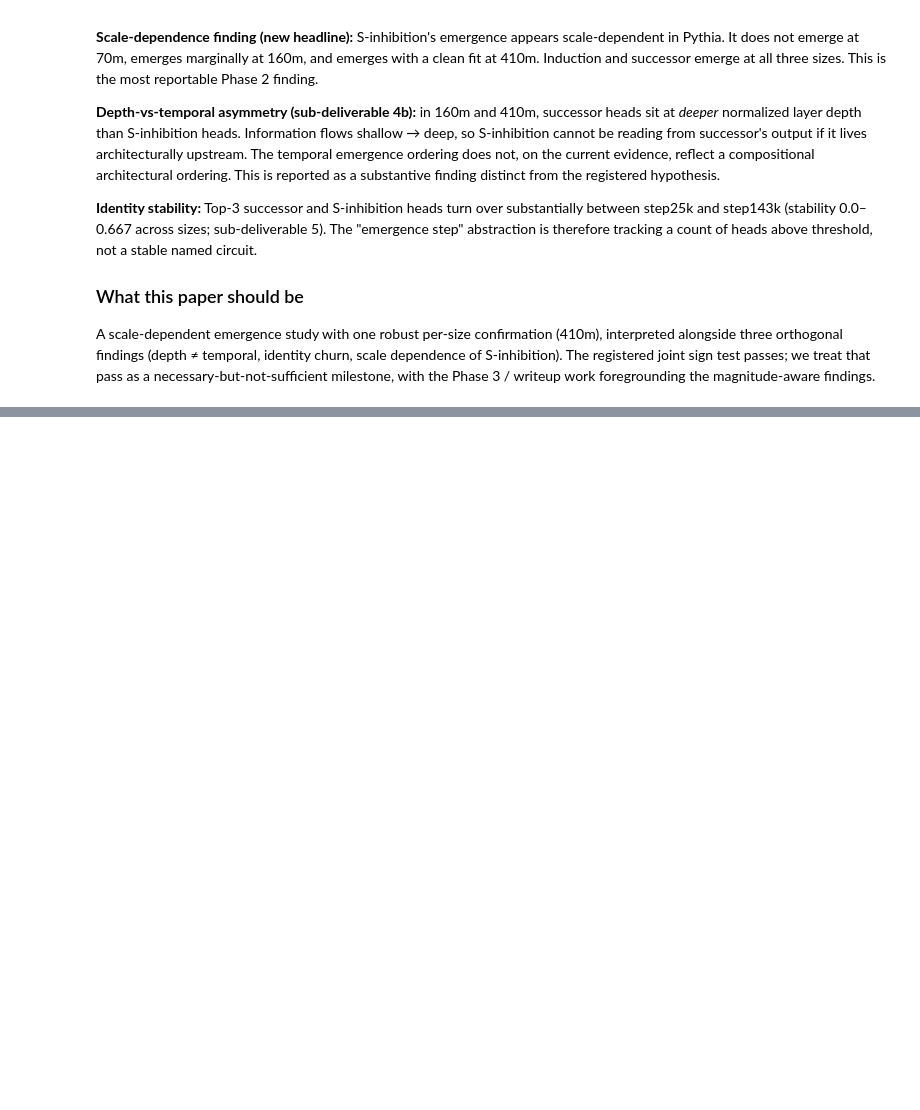
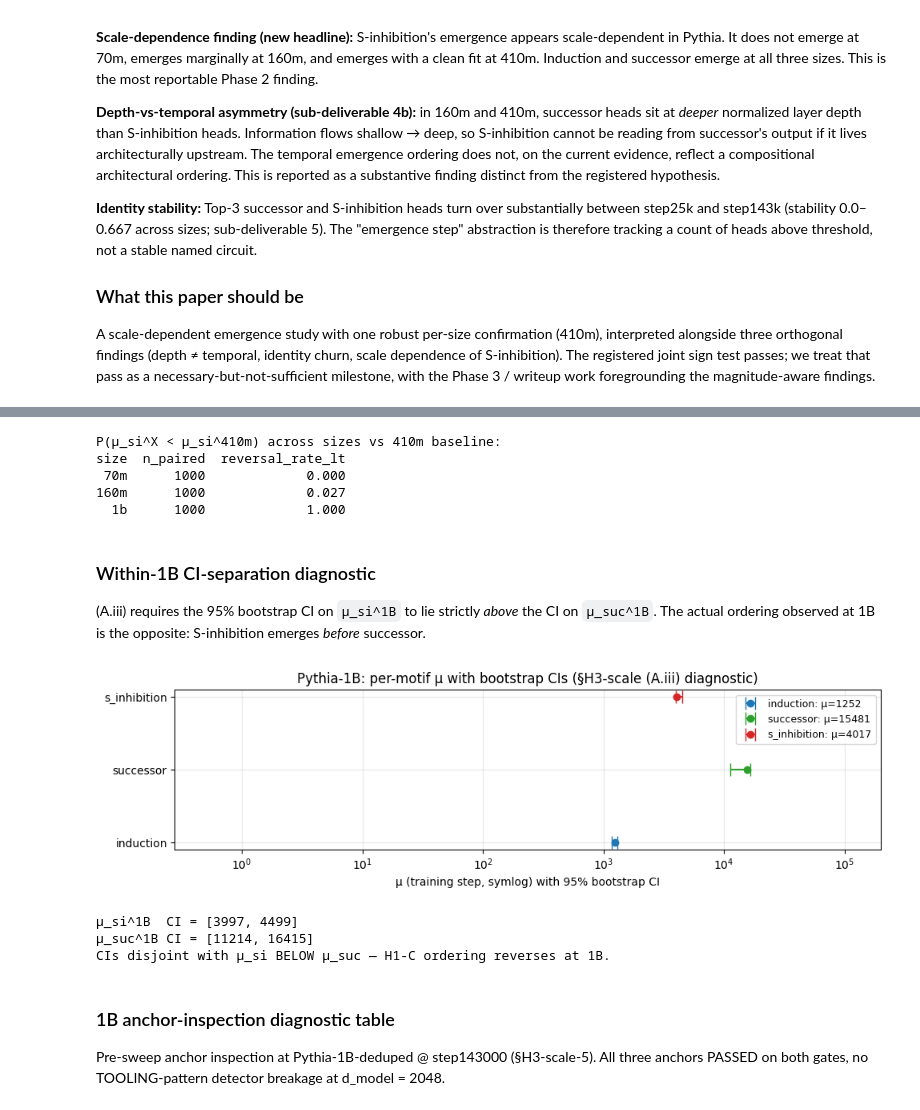
Before and after one commit to cam-berger/pythia-motif-emergence, a Jupyter notebook: notebooks/h1c_ordering_test.ipynb, the cells around one changed output, grey strips where cells are left out. Saved outputs shown, nothing was run; the diff lists cells and outputs as text; code cells hidden in the pictures; blank space fills up the shorter version.

```diff
--- a/notebooks/h1c_ordering_test.ipynb
+++ b/notebooks/h1c_ordering_test.ipynb
@@ -745,0 +783,19 @@ See sub-deliverables 3, 4b, 5 for the supporting magnitude-aware analyses.
+# %%
+# Load pre-computed §H3-scale artifacts from `_run_phase3_1b_analysis.py`.
+verdict_df = pd.read_parquet(REPO / 'data' / 'exploration' / 'phase3_1b_h3scale_verdict.parquet')
+mus4_npz = np.load(REPO / 'data' / 'exploration' / 'phase3_1b_bootstrap_mus.npz')
+
+print('=' * 70)
+print(' §H3-scale gate verdict (HYPOTHESIS.md §H3-scale-4)')
+print('=' * 70)
+for _, r in verdict_df.iterrows():
+    if r['leg'] in ('JOINT', 'PATTERN'):
+        continue
+    flag = 'PASS' if r['pass_'] else 'FAIL'
+    print(f'  ({r["leg"]:<5s}) {flag}  value={r["value"]:<12s} requirement: {r["requirement"]}')
+joint_row = verdict_df[verdict_df['leg'] == 'JOINT'].iloc[0]
+pattern_row = verdict_df[verdict_df['leg'] == 'PATTERN'].iloc[0]
+print()
+print(f'Joint gate (5/5 legs): {"PASS" if joint_row["pass_"] else "FAIL"} '
+      f'({joint_row["value"]}/5 legs hold)')
+print(f'Matched §H3-scale-6 pattern: {pattern_row["value"]}')
@@ -745,0 +822,60 @@ See sub-deliverables 3, 4b, 5 for the supporting magnitude-aware analyses.
+# %%
+rev_rows = []
+mus_410m = mus4_npz['410m_s_inhibition']
+for size in SIZES:
+    if size == '410m':
+        continue
+    mus = mus4_npz[f'{size}_s_inhibition']
+    mask = np.isfinite(mus) & np.isfinite(mus_410m)
+    rate = float((mus[mask] < mus_410m[mask]).mean()) if mask.sum() else float('nan')
+    rev_rows.append(dict(size=size, n_paired=int(mask.sum()), reversal_rate_lt=rate))
+rev_df = pd.DataFrame(rev_rows)
+print('P(μ_si^X < μ_si^410m) across sizes vs 410m baseline:')
+print(rev_df.to_string(index=False, float_format=lambda v: f'{v:.3f}'))
+# %% [output]
+P(μ_si^X < μ_si^410m) across sizes vs 410m baseline:
+size  n_paired  reversal_rate_lt
+ 70m      1000             0.000
+160m      1000             0.027
+  1b      1000             1.000
+# %% [markdown]
+### Within-1B CI-separation diagnostic
+
+(A.iii) requires the 95% bootstrap CI on `μ_si^1B` to lie strictly *above* the CI on `μ_suc^1B`. The actual ordering observed at 1B is the opposite: S-inhibition emerges *before* successor.
+# %%
+row_si = mu_df[(mu_df['size'] == '1b') & (mu_df['motif'] == 's_inhibition')].iloc[0]
+row_suc = mu_df[(mu_df['size'] == '1b') & (mu_df['motif'] == 'successor')].iloc[0]
+row_ind = mu_df[(mu_df['size'] == '1b') & (mu_df['motif'] == 'induction')].iloc[0]
+fig, ax = plt.subplots(figsize=(10, 3))
+for label, r, c in [('induction', row_ind, 'tab:blue'),
+                    ('successor', row_suc, 'tab:green'),
+                    ('s_inhibition', row_si, 'tab:red')]:
+    ax.errorbar([r['mu_point']], [label],
+                xerr=[[r['mu_point'] - r['ci_low']], [r['ci_high'] - r['mu_point']]],
+                fmt='o', color=c, capsize=6, label=f'{label}: μ={r["mu_point"]:.0f}')
+ax.set_xscale('symlog', linthresh=1)
+ax.set_xlim(0.5, 200000)
+ax.set_xlabel('μ (training step, symlog) with 95% bootstrap CI')
+ax.set_title('Pythia-1B: per-motif μ with bootstrap CIs (§H3-scale (A.iii) diagnostic)')
+ax.grid(alpha=0.3)
+ax.legend(fontsize=9, loc='upper right')
+plt.tight_layout()
+plt.show()
+
+print(f'\nμ_si^1B  CI = [{row_si["ci_low"]:.0f}, {row_si["ci_high"]:.0f}]')
+print(f'μ_suc^1B CI = [{row_suc["ci_low"]:.0f}, {row_suc["ci_high"]:.0f}]')
+if row_si['ci_high'] < row_suc['ci_low']:
+    print('CIs disjoint with μ_si BELOW μ_suc — H1-C ordering reverses at 1B.')
+elif row_si['ci_low'] > row_suc['ci_high']:
+    print('CIs disjoint with μ_si ABOVE μ_suc — (A.iii) PASSES.')
+else:
+    print('CIs overlap.')
+# %% [output]
+[figure, added]
+μ_si^1B  CI = [3997, 4499]
+μ_suc^1B CI = [11214, 16415]
+CIs disjoint with μ_si BELOW μ_suc — H1-C ordering reverses at 1B.
+# %% [markdown]
+### 1B anchor-inspection diagnostic table
+
+Pre-sweep anchor inspection at Pythia-1B-deduped @ step143000 (§H3-scale-5). All three anchors PASSED on both gates, no TOOLING-pattern detector breakage at d_model = 2048.
```
Also changed, not shown: parts of 18 cells of this notebook, 22 other files.
